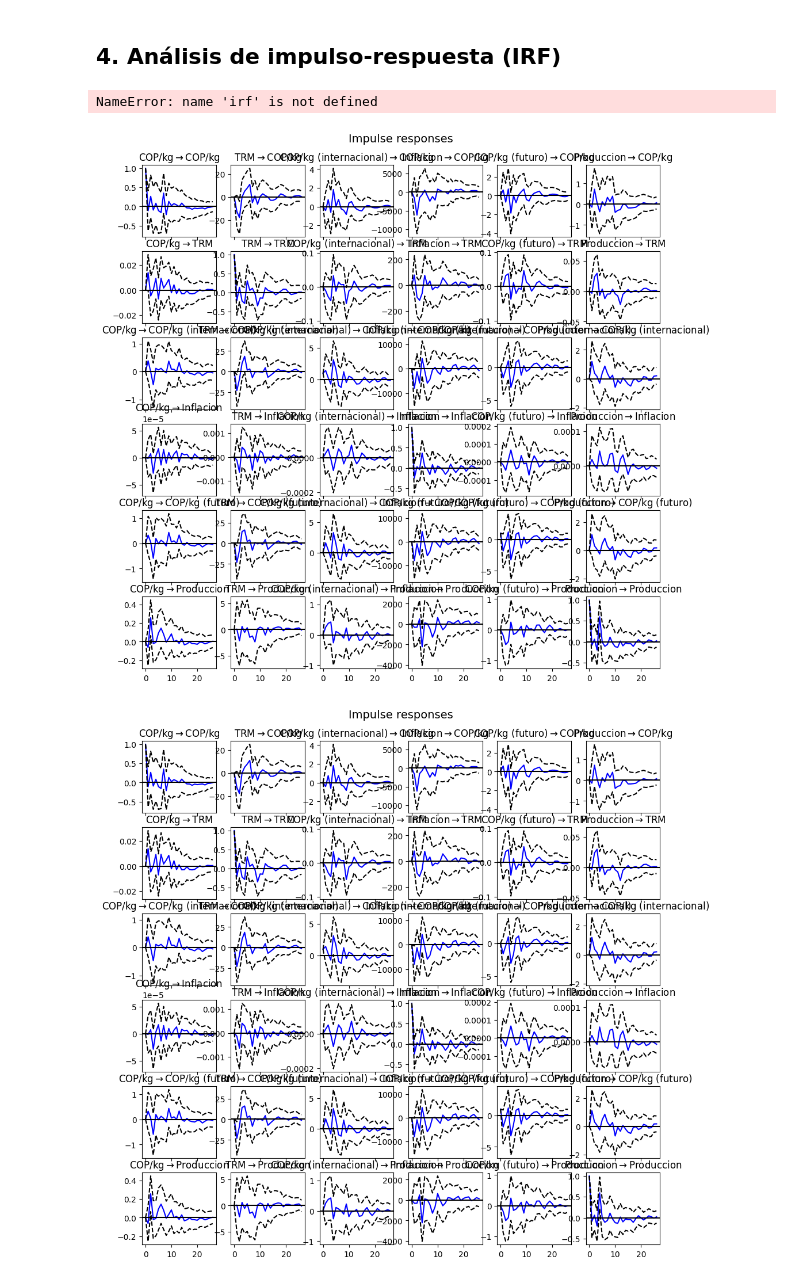
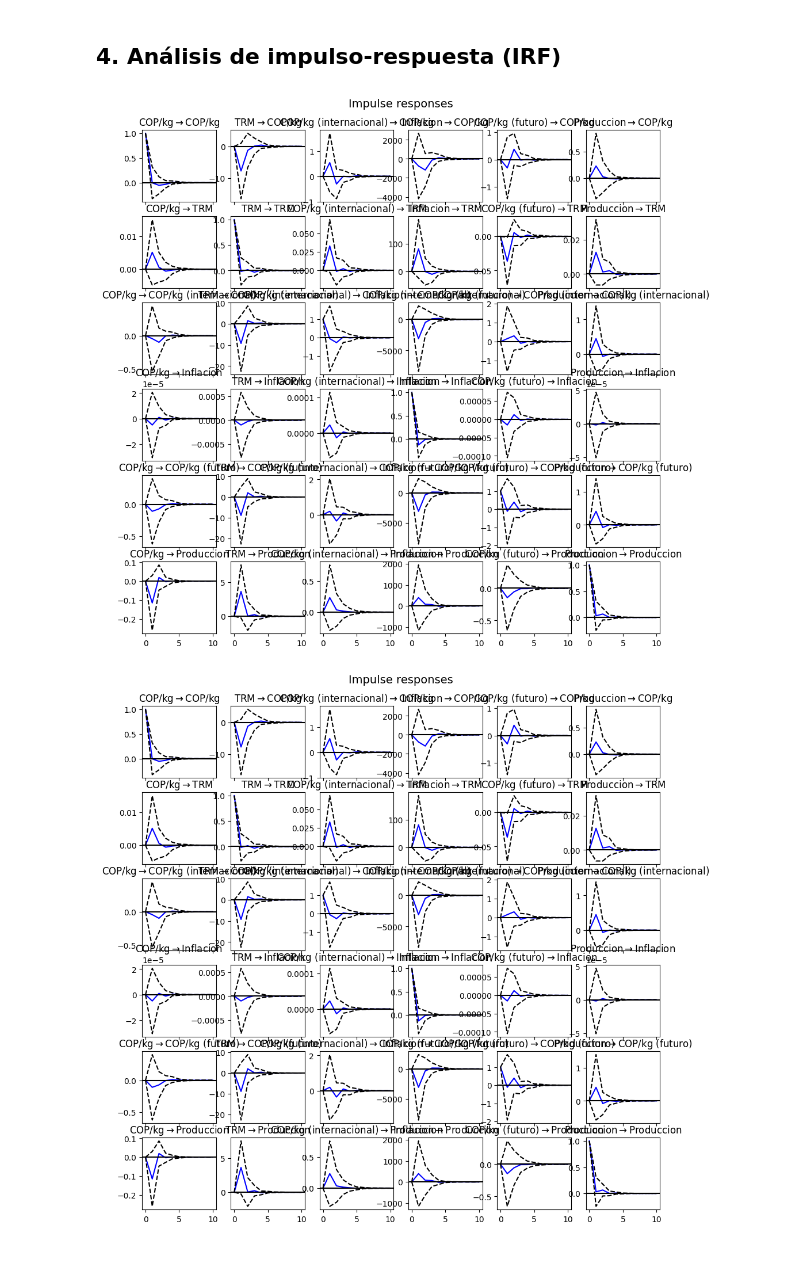
Before and after one commit to pedr0jos3/Mi-tesis, a Jupyter notebook: ModeloVAR.ipynb, the cells around one changed output. Drawn from its saved outputs; the diff is of its cells as text; code cells hidden in the pictures.

```diff
--- a/ModeloVAR.ipynb
+++ b/ModeloVAR.ipynb
@@ -128,7 +127,11 @@ lag_order_results = model.select_order(maxlags=5)
 print(lag_order_results.summary())
 
 # Elegir el rezago con AIC mínimo para este caso
-best_lag = lag_order_results.aic
+if lag_order_results.aic < 1 or lag_order_results.aic is None:
+    best_lag = 1
+else:
+    best_lag = lag_order_results.aic
+
 print(f"Mejor rezago según AIC: {best_lag}")
 # %% [output]
  VAR Order Selection (* highlights the minimums)
@@ -258,18 +330,11 @@ plt.show()
 # %% [markdown]
 ## **4. Análisis de impulso-respuesta (IRF)**
-# %%
-target = "COP/kg"   # variable de interés
-shock = "Produccion"  # variable que genera el shock
-
-irf.plot(response=target, impulse=shock, orth=False)
-# %% [output]
-NameError: name 'irf' is not defined
 # %%
 # Horizonte de predicción del shock
-irf = var_model.irf(26)
+irf = var_model.irf(10)
 
 # Graficar respuesta de todas las variables
 irf.plot(orth=False)
 # %% [output]
-[figure, old version]
+[figure, new version]
-[figure, old version]
+[figure, new version]
```
Also changed, not shown: parts of 16 cells of this notebook, 7 other files.
